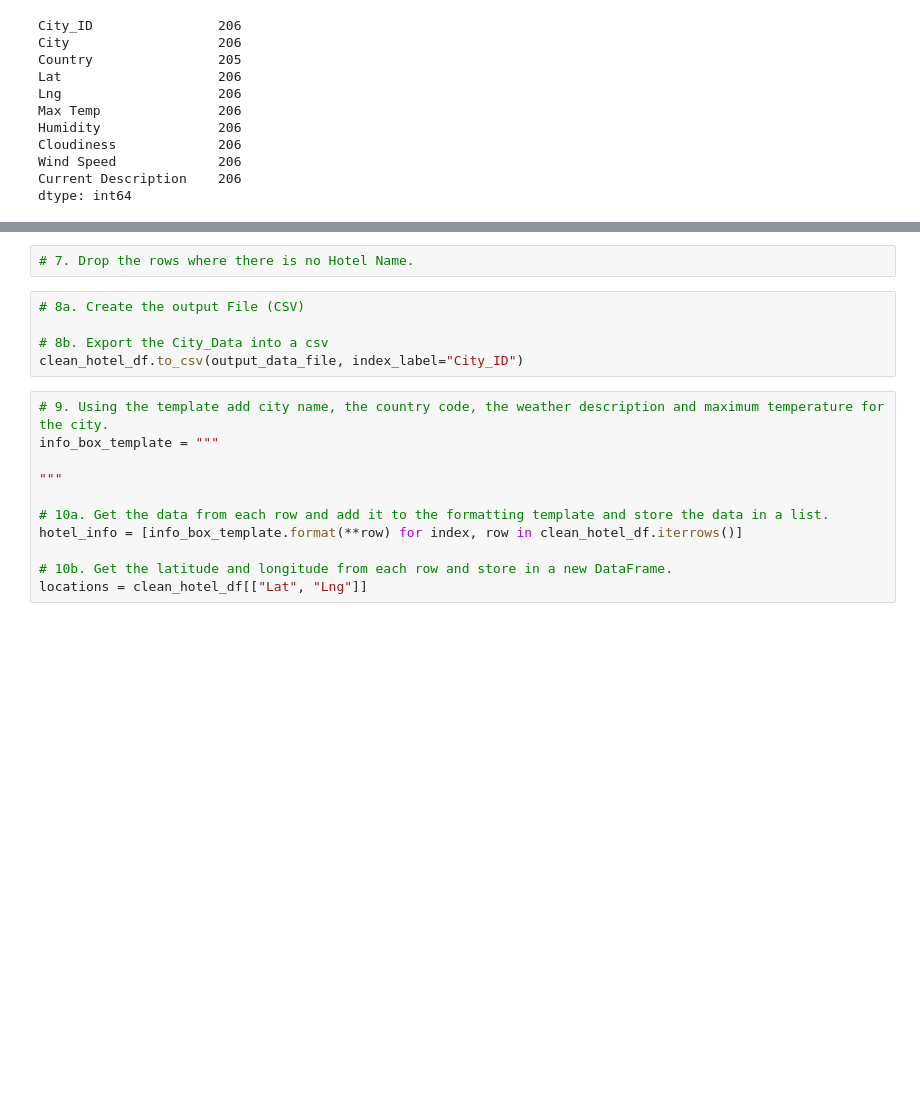
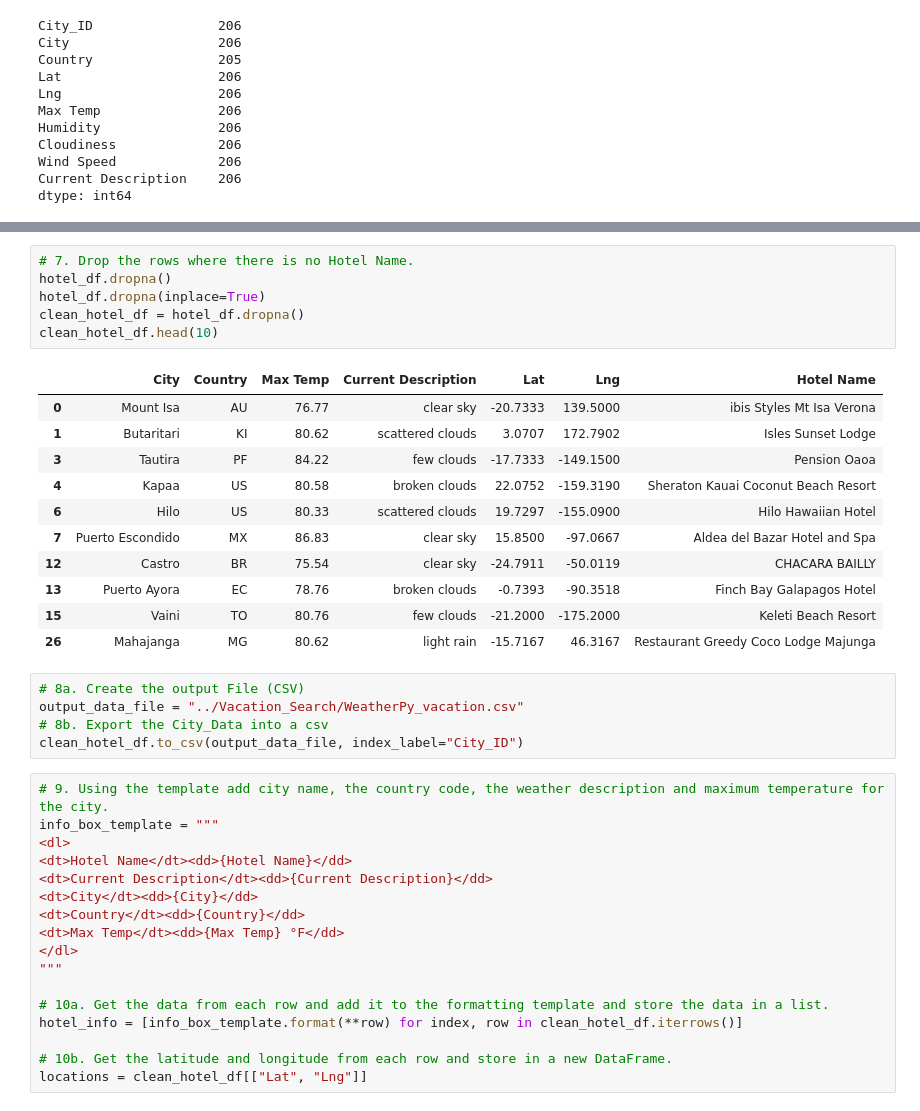
Before and after one commit to FUNMIIB/World_Weather_Analysis, a Jupyter notebook: Vacation_Search/Vacation_Search.ipynb, the cells around one changed output, grey strips where cells are left out. Saved outputs shown, nothing was run; the diff lists cells and outputs as text; blank space fills up the shorter version.

Commit message:
adding Weather_vacation_map

```diff
--- a/Vacation_Search/Vacation_Search.ipynb
+++ b/Vacation_Search/Vacation_Search.ipynb
@@ -94,14 +187,36 @@ params = {
 # %%
 # 7. Drop the rows where there is no Hotel Name.
+hotel_df.dropna()
+hotel_df.dropna(inplace=True)
+clean_hotel_df = hotel_df.dropna()
+clean_hotel_df.head(10)
+# %% [output]
+|  | City | Country | Max Temp | Current Description | Lat | Lng | Hotel Name |
+| 0 | Mount Isa | AU | 76.77 | clear sky | -20.7333 | 139.5000 | ibis Styles Mt Isa Verona |
+| 1 | Butaritari | KI | 80.62 | scattered clouds | 3.0707 | 172.7902 | Isles Sunset Lodge |
+| 3 | Tautira | PF | 84.22 | few clouds | -17.7333 | -149.1500 | Pension Oaoa |
+| 4 | Kapaa | US | 80.58 | broken clouds | 22.0752 | -159.3190 | Sheraton Kauai Coconut Beach Resort |
+| 6 | Hilo | US | 80.33 | scattered clouds | 19.7297 | -155.0900 | Hilo Hawaiian Hotel |
+| 7 | Puerto Escondido | MX | 86.83 | clear sky | 15.8500 | -97.0667 | Aldea del Bazar Hotel and Spa |
+| 12 | Castro | BR | 75.54 | clear sky | -24.7911 | -50.0119 | CHACARA BAILLY |
+| 13 | Puerto Ayora | EC | 78.76 | broken clouds | -0.7393 | -90.3518 | Finch Bay Galapagos Hotel |
+| 15 | Vaini | TO | 80.76 | few clouds | -21.2000 | -175.2000 | Keleti Beach Resort |
+| 26 | Mahajanga | MG | 80.62 | light rain | -15.7167 | 46.3167 | Restaurant Greedy Coco Lodge Majunga |
 # %%
 # 8a. Create the output File (CSV)
-
+output_data_file = "../Vacation_Search/WeatherPy_vacation.csv"
 # 8b. Export the City_Data into a csv
 clean_hotel_df.to_csv(output_data_file, index_label="City_ID")
 # %%
 # 9. Using the template add city name, the country code, the weather description and maximum temperature for the city.
 info_box_template = """
-
+<dl>
+<dt>Hotel Name</dt><dd>{Hotel Name}</dd>
+<dt>Current Description</dt><dd>{Current Description}</dd>
+<dt>City</dt><dd>{City}</dd>
+<dt>Country</dt><dd>{Country}</dd>
+<dt>Max Temp</dt><dd>{Max Temp} °F</dd>
+</dl>
 """
 
 # 10a. Get the data from each row and add it to the formatting template and store the data in a list.
```
Also changed, not shown: parts of 7 cells of this notebook, 7 other files.
